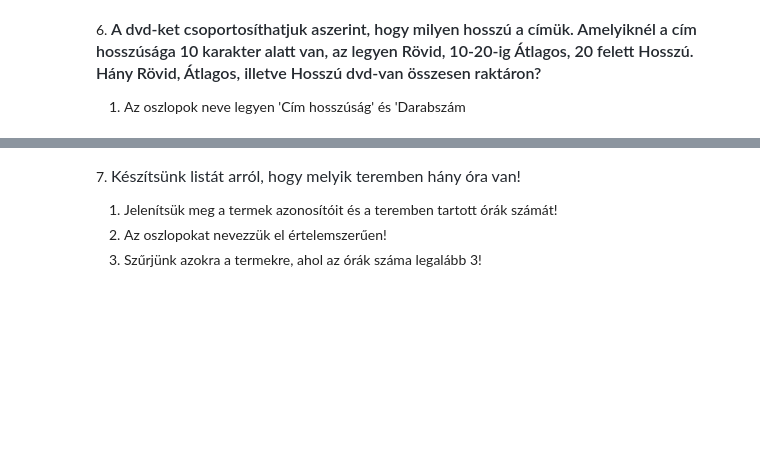
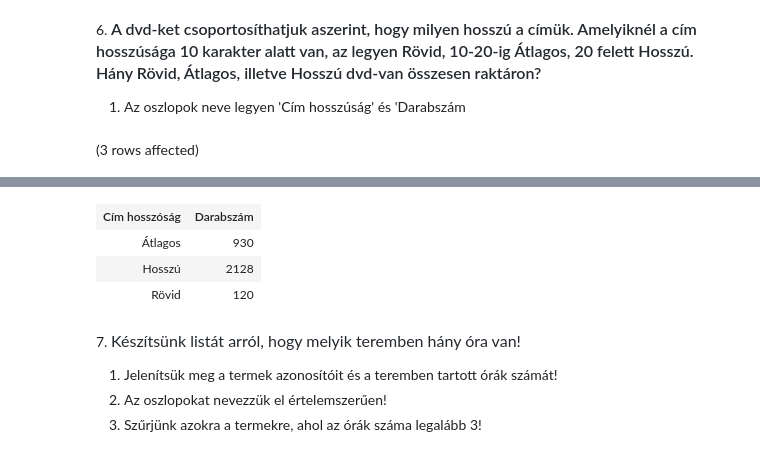
Before and after one commit to Dobo-Lilla/adatbazisok, a Jupyter notebook: gyakorlat02_feladatok .ipynb, the cells around one changed output, grey strips where cells are left out. Drawn from its saved outputs; the diff is of its cells as text; code cells hidden in the pictures; blank space fills up the shorter version.

```diff
--- a/gyakorlat02_feladatok .ipynb
+++ b/gyakorlat02_feladatok .ipynb
@@ -132,3 +132,19 @@ Total execution time: 00:00:00.039
 6. <span style="font-weight: 600; color: rgb(36, 41, 47); font-family: -apple-system, BlinkMacSystemFont, &quot;Segoe UI&quot;, Helvetica, Arial, sans-serif, &quot;Apple Color Emoji&quot;, &quot;Segoe UI Emoji&quot;; font-size: 16px;">A dvd-ket csoportosíthatjuk aszerint, hogy milyen hosszú a címük. Amelyiknél a cím hosszúsága 10 karakter alatt van, az legyen Rövid, 10-20-ig Átlagos, 20 felett Hosszú. Hány Rövid, Átlagos, illetve Hosszú dvd-van összesen raktáron?</span>
 
 1. Az oszlopok neve legyen 'Cím hosszúság' és 'Darabszám
+# %%
+SELECT
+    CASE
+        WHEN LEN(cim) < 10 THEN 'Rövid'
+        WHEN LEN(cim) BETWEEN 10 AND 20 THEN 'Átlagos'
+        ELSE 'Hosszú'
+    END AS 'Cím hosszóság',
+    SUM([raktár készlet]) AS 'Darabszám'
+FROM dvd
+GROUP BY CASE
+        WHEN LEN(cim) < 10 THEN 'Rövid'
+        WHEN LEN(cim) BETWEEN 10 AND 20 THEN 'Átlagos'
+        ELSE 'Hosszú'
+    END
+# %% [output]
+(3 rows affected)
@@ -135,3 +152,7 @@ Total execution time: 00:00:00.039
+| Cím hosszóság | Darabszám |
+| Átlagos | 930 |
+| Hosszú | 2128 |
+| Rövid | 120 |
 # %% [markdown]
 7. <span style="color: rgb(36, 41, 47); font-family: -apple-system, BlinkMacSystemFont, &quot;Segoe UI&quot;, Helvetica, Arial, sans-serif, &quot;Apple Color Emoji&quot;, &quot;Segoe UI Emoji&quot;; font-size: 16px;">Készítsünk listát arról, hogy melyik teremben hány óra van!</span>
 
```
Also changed, not shown: parts of 5 cells of this notebook.
